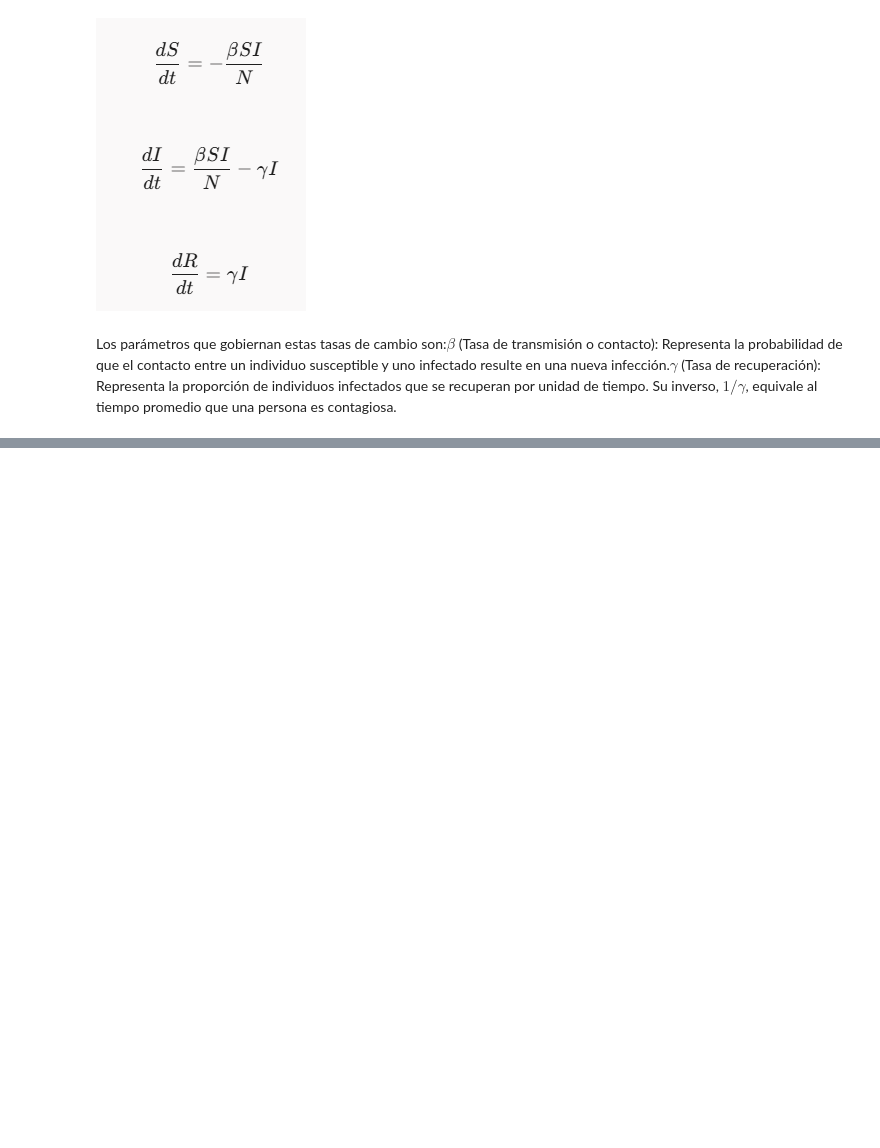
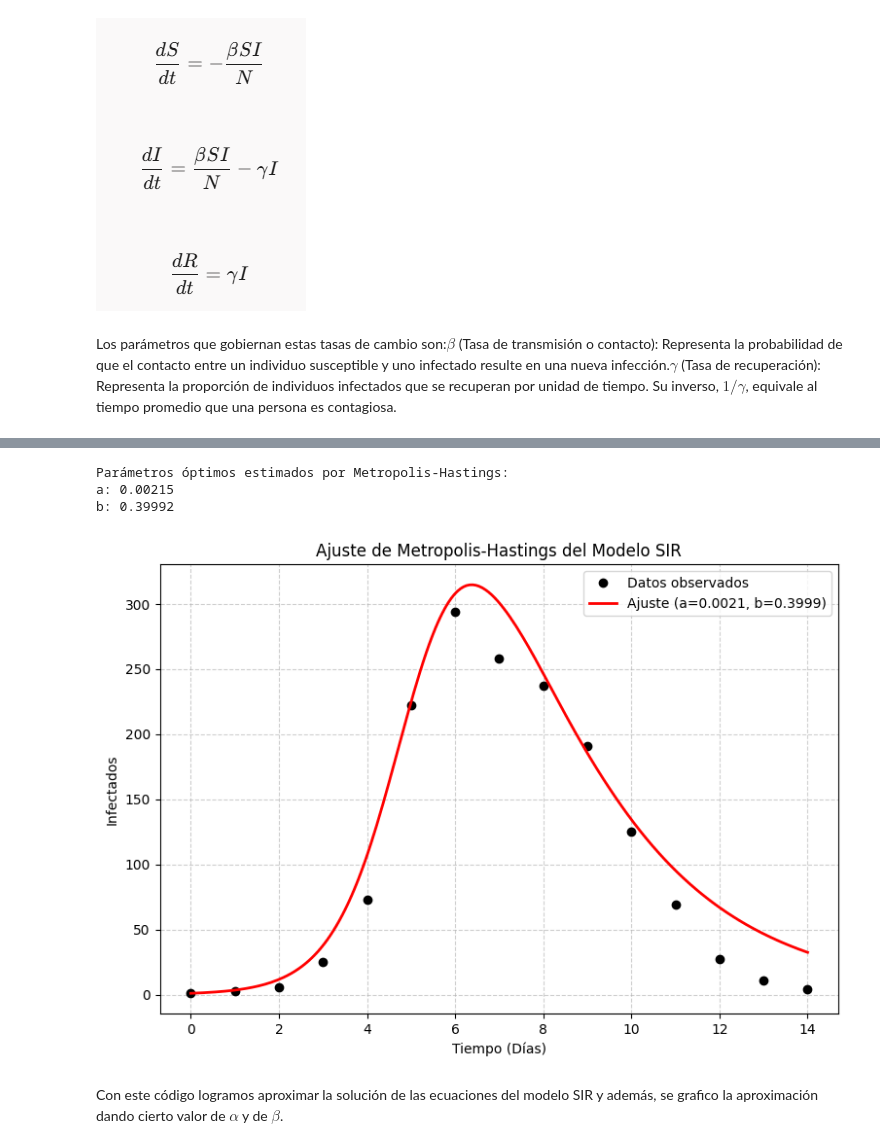
Before and after one commit to EberHernandezBenitez/Simulacion-II, a Jupyter notebook: SIR_con_Metropolis.ipynb, the cells around one changed output, grey strips where cells are left out. Drawn from its saved outputs; the diff is of its cells as text; code cells hidden in the pictures; blank space fills up the shorter version.

```diff
--- a/SIR_con_Metropolis.ipynb
+++ b/SIR_con_Metropolis.ipynb
@@ -78,0 +129,40 @@ Gamma: 0.1009
+# %%
+#1. un 20% de los datos iniciales
+burn_in = int(n_iteraciones * 0.2)
+cadenas_validas = cadenas[burn_in:]
+
+# 2. Obtener los parámetros estimados (usando la media de las muestras válidas)
+a_opt = np.mean(cadenas_validas[:, 0])
+b_opt = np.mean(cadenas_validas[:, 1])
+print(f"Parámetros óptimos estimados por Metropolis-Hastings:")
+print(f"a: {a_opt:.5f}")
+print(f"b: {b_opt:.5f}")
+
+# 3. Resolver el modelo SIR usando los parámetros óptimos para una curva suave
+t_fino = np.linspace(t_data[0], t_data[-1], 200)
+S0 = N - I_data[0]
+I0 = I_data[0]
+R0 = 0.0
+y0 = [S0, I0, R0]
+sol_opt = solve_ivp(modelo_sir, (t_data[0], t_data[-1]), y0, args=(a_opt, b_opt), t_eval=t_fino)
+t_fit = sol_opt.t
+I_fit = sol_opt.y[1]
+plt.figure(figsize=(9, 6))
+
+# Puntos de los datos observados
+
+plt.plot(t_data, I_data, 'ko', label='Datos observados')
+plt.plot(t_fit, I_fit, 'r-', lw=2, label=f'Ajuste (a={a_opt:.4f}, b={b_opt:.4f})')
+plt.title('Ajuste de Metropolis-Hastings del Modelo SIR')
+plt.xlabel('Tiempo (Días)')
+plt.ylabel('Infectados')
+plt.legend(loc='upper right')
+plt.grid(True, linestyle='--', alpha=0.6)
+plt.show()
+# %% [output]
+Parámetros óptimos estimados por Metropolis-Hastings:
+a: 0.00215
+b: 0.39992
+[figure, added]
+# %% [markdown]
+Con este código logramos aproximar la solución de las ecuaciones del modelo SIR y además, se grafico la aproximación dando cierto valor de $\alpha$ y de $\beta$.
```
Also changed, not shown: parts of 7 cells of this notebook.
